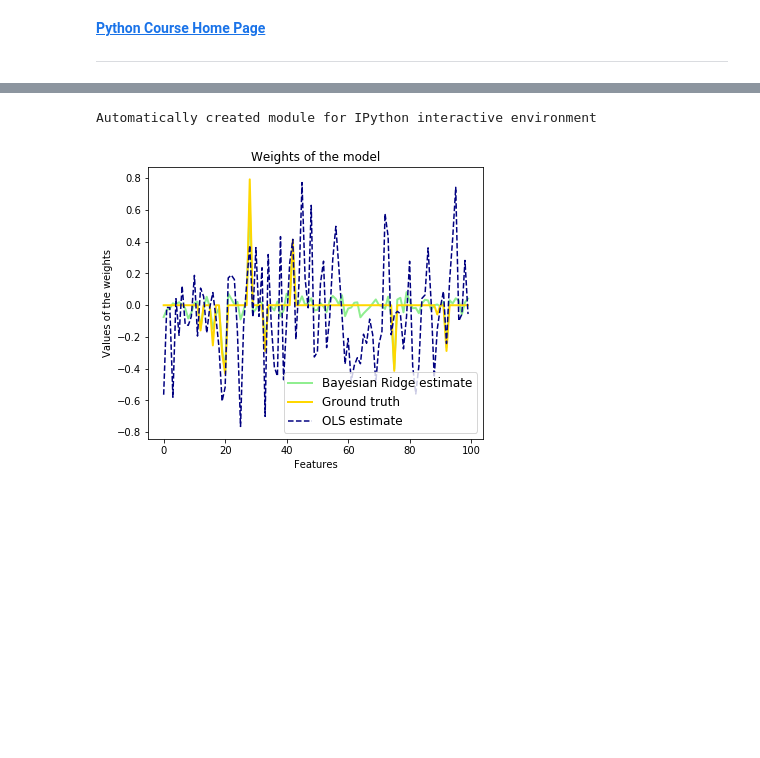
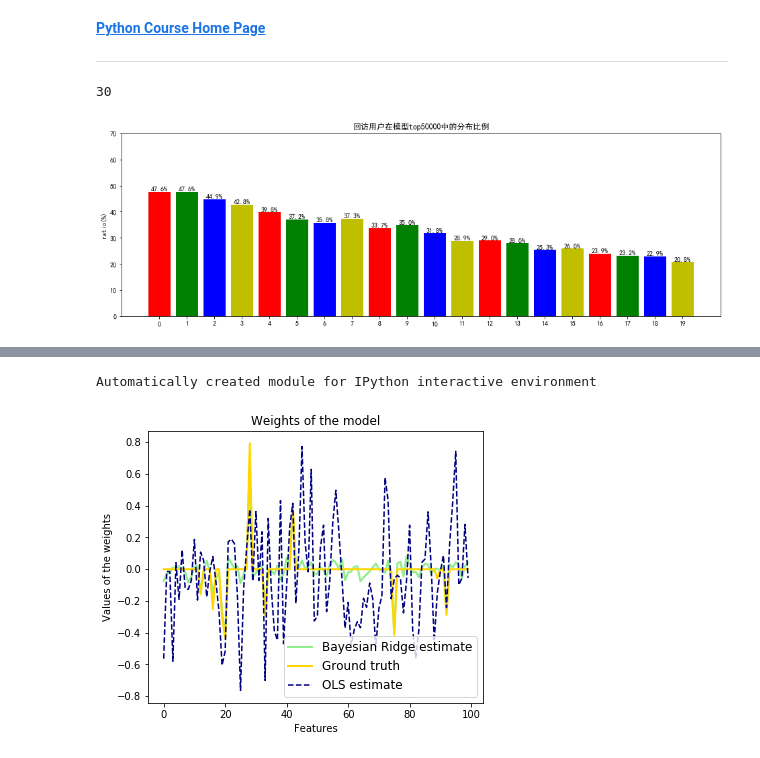
Before and after one commit to tusonggao/jupyter_notebook_dir, a Jupyter notebook: small_test.ipynb, the cells around one changed output, grey strips where cells are left out. Saved outputs shown, nothing was run; the diff lists cells and outputs as text; code cells hidden in the pictures; blank space fills up the shorter version.

```diff
--- a/small_test.ipynb
+++ b/small_test.ipynb
@@ -6,3 +6,47 @@
 import matplotlib.pyplot as plt
 import numpy as np
 import pandas as pd
+# %%
+config_dir = {
+    'model_test_date': '2019-01-11 00:00:00',
+    'check_duration_by_day': 30,
+}
+config_dir['check_duration_by_day']
+# %% [output]
+30
+# %%
+ratio_list = [
+    0.4764, 0.4764, 0.4488, 0.4276, 0.3976, 0.3716, 0.3576, 0.3728, 0.3372, 0.35,
+    0.3176, 0.2892, 0.29, 0.2804, 0.2532, 0.26, 0.2388, 0.2316, 0.2292, 0.2084]
+
+ratio_list = [ratio*100.0 for ratio in ratio_list]
+
+import matplotlib.pyplot as plt
+
+
+plt.rcParams['font.sans-serif']=['SimHei'] #用来正常显示中文标签
+# plt.rcParams['font.sans-serif']=['Microsoft YaHei'] #用来正常显示中文标签
+plt.rcParams['axes.unicode_minus']=False #用来正常显示负号
+
+
+# Microsoft YaHei
+
+fig=plt.figure(figsize=(16,5))
+
+name_list = [str(i) for i in range(20)]
+rects= plt.bar(range(len(ratio_list)), ratio_list, color='rgby')
+
+
+index = list(range(20))
+plt.ylim(ymax=70, ymin=0)
+plt.xticks(index, name_list)
+plt.ylabel("ratio(%)") #X轴标签
+for rect in rects:
+    height = rect.get_height()
+    plt.text(rect.get_x() + rect.get_width() / 2, height, str(round(height, 1))+'%', ha='center', va='bottom')
+
+plt.title('回访用户在模型top50000中的分布比例')
+
+plt.show()
+# %% [output]
+[figure, added]
```
Also changed, not shown: parts of 4 cells of this notebook, 2 other files.
